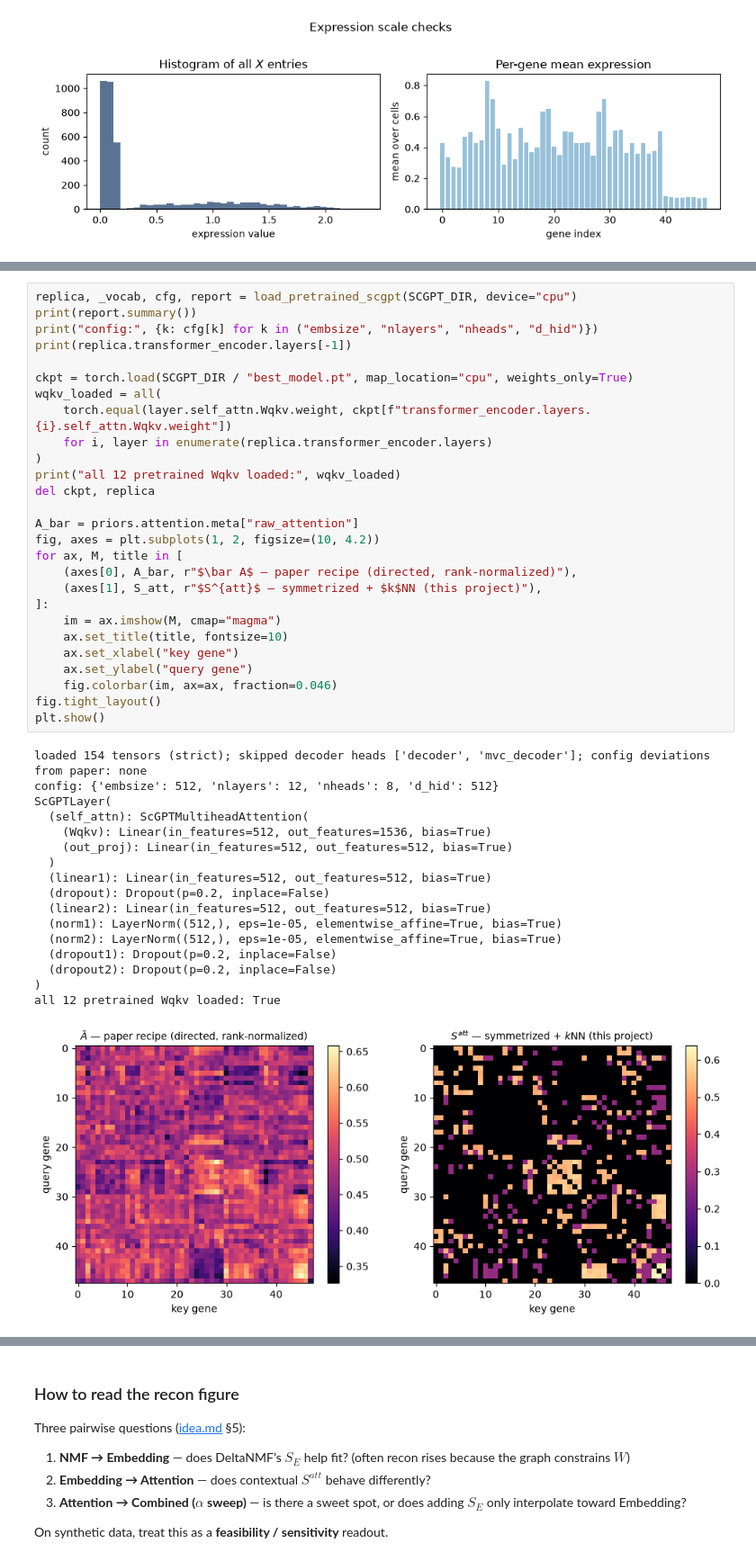
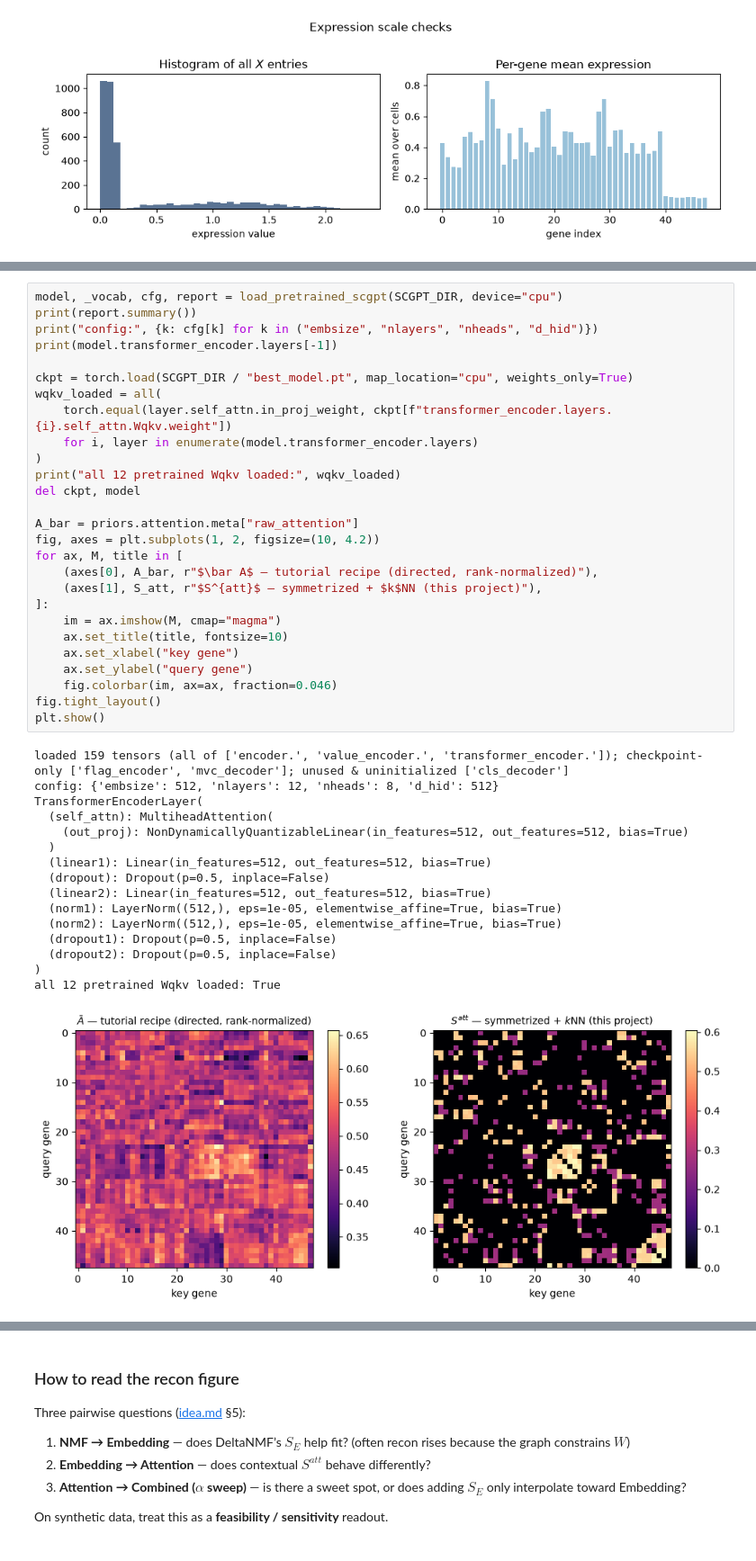
Before and after one commit to Tofulati/s_attention, a Jupyter notebook: notebooks/01_scgpt_attention_vs_embeddings_nmf.ipynb, the cells around one changed output, grey strips where cells are left out. Shown at 90% size. Saved outputs shown, nothing was run; the diff lists cells and outputs as text.

```diff
--- a/notebooks/01_scgpt_attention_vs_embeddings_nmf.ipynb
+++ b/notebooks/01_scgpt_attention_vs_embeddings_nmf.ipynb
@@ -267,48 +271,47 @@ Three checks before trusting $S^{att}$:
 # %%
-replica, _vocab, cfg, report = load_pretrained_scgpt(SCGPT_DIR, device="cpu")
+model, _vocab, cfg, report = load_pretrained_scgpt(SCGPT_DIR, device="cpu")
 print(report.summary())
 print("config:", {k: cfg[k] for k in ("embsize", "nlayers", "nheads", "d_hid")})
-print(replica.transformer_encoder.layers[-1])
+print(model.transformer_encoder.layers[-1])
 
 ckpt = torch.load(SCGPT_DIR / "best_model.pt", map_location="cpu", weights_only=True)
 wqkv_loaded = all(
-    torch.equal(layer.self_attn.Wqkv.weight, ckpt[f"transformer_encoder.layers.{i}.self_attn.Wqkv.weight"])
-    for i, layer in enumerate(replica.transformer_encoder.layers)
+    torch.equal(layer.self_attn.in_proj_weight, ckpt[f"transformer_encoder.layers.{i}.self_attn.Wqkv.weight"])
+    for i, layer in enumerate(model.transformer_encoder.layers)
 )
 print("all 12 pretrained Wqkv loaded:", wqkv_loaded)
-del ckpt, replica
+del ckpt, model
 
 A_bar = priors.attention.meta["raw_attention"]
 fig, axes = plt.subplots(1, 2, figsize=(10, 4.2))
 for ax, M, title in [
-    (axes[0], A_bar, r"$\bar A$ — paper recipe (directed, rank-normalized)"),
+    (axes[0], A_bar, r"$\bar A$ — tutorial recipe (directed, rank-normalized)"),
     (axes[1], S_att, r"$S^{att}$ — symmetrized + $k$NN (this project)"),
 ]:
     im = ax.imshow(M, cmap="magma")
     ax.set_title(title, fontsize=10)
     ax.set_xlabel("key gene")
     ax.set_ylabel("query gene")
     fig.colorbar(im, ax=ax, fraction=0.046)
 fig.tight_layout()
 plt.show()
 # %% [output]
-loaded 154 tensors (strict); skipped decoder heads ['decoder', 'mvc_decoder']; config deviations from paper: none
+loaded 159 tensors (all of ['encoder.', 'value_encoder.', 'transformer_encoder.']); checkpoint-only ['flag_encoder', 'mvc_decoder']; unused & uninitialized ['cls_decoder']
 config: {'embsize': 512, 'nlayers': 12, 'nheads': 8, 'd_hid': 512}
-ScGPTLayer(
-  (self_attn): ScGPTMultiheadAttention(
-    (Wqkv): Linear(in_features=512, out_features=1536, bias=True)
-    (out_proj): Linear(in_features=512, out_features=512, bias=True)
+TransformerEncoderLayer(
+  (self_attn): MultiheadAttention(
+    (out_proj): NonDynamicallyQuantizableLinear(in_features=512, out_features=512, bias=True)
   )
   (linear1): Linear(in_features=512, out_features=512, bias=True)
-  (dropout): Dropout(p=0.2, inplace=False)
+  (dropout): Dropout(p=0.5, inplace=False)
   (linear2): Linear(in_features=512, out_features=512, bias=True)
   (norm1): LayerNorm((512,), eps=1e-05, elementwise_affine=True, bias=True)
   (norm2): LayerNorm((512,), eps=1e-05, elementwise_affine=True, bias=True)
-  (dropout1): Dropout(p=0.2, inplace=False)
-  (dropout2): Dropout(p=0.2, inplace=False)
+  (dropout1): Dropout(p=0.5, inplace=False)
+  (dropout2): Dropout(p=0.5, inplace=False)
 )
 all 12 pretrained Wqkv loaded: True
-[figure, old version]
+[figure, new version]
 # %% [markdown]
 ### Intermediate prior diagnostics
 
```
Also changed, not shown: parts of 22 cells of this notebook, 11 other files.
